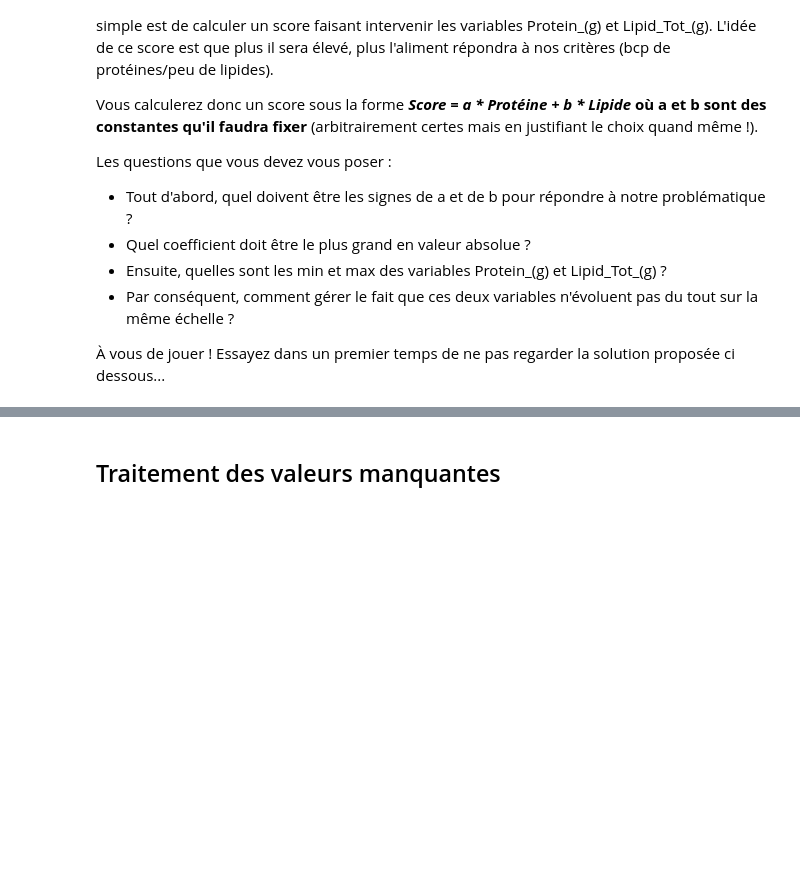
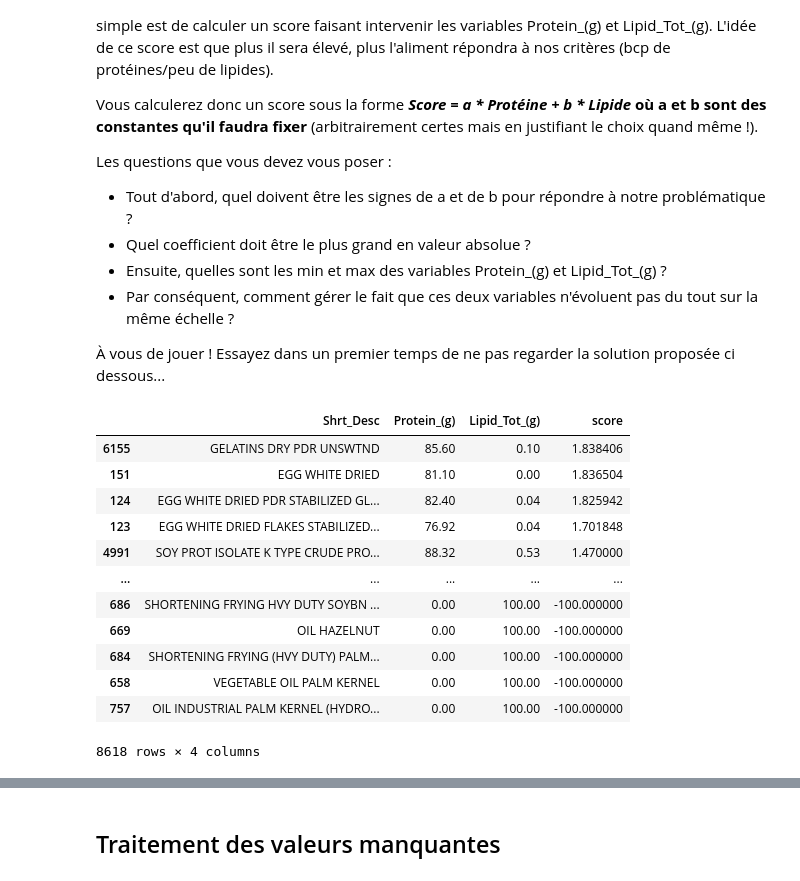
Before and after one commit to louiskuhn/IA-P2-Euskadi, a Jupyter notebook: Python/1. Analyse de données/Intro à Pandas.ipynb, the cells around one changed output, grey strips where cells are left out. Saved outputs shown, nothing was run; the diff lists cells and outputs as text; code cells hidden in the pictures; blank space fills up the shorter version.

```diff
--- a/Python/1. Analyse de données/Intro à Pandas.ipynb
+++ b/Python/1. Analyse de données/Intro à Pandas.ipynb
@@ -150,3 +378,29 @@ Les questions que vous devez vous poser :
  - Par conséquent, comment gérer le fait que ces deux variables n'évoluent pas du tout sur la même échelle ?
 
 À vous de jouer ! Essayez dans un premier temps de ne pas regarder la solution proposée ci dessous...
+# %%
+# score = 2 * proteine - 0.5 * lipide
+# print(max(data['Protein_(g)']), max(data['Lipid_Tot_(g)']))
+# print(min(data['Protein_(g)']), min(data['Lipid_Tot_(g)']))
+
+prot_norm = (data["Protein_(g)"] - min(data["Protein_(g)"])) / max(data["Protein_(g)"] - min(data["Protein_(g)"]))
+lip_norm = (data["Lipid_Tot_(g)"] - min(data["Lipid_Tot_(g)"])) / max(data["Lipid_Tot_(g)"] - min(data["Lipid_Tot_(g)"]))
+
+data["score"] = 2*prot_norm - 0.5 * lip_norm
+
+data.sort_values("score", ascending = False).loc[:, ["Shrt_Desc", "Protein_(g)",
+                                                    "Lipid_Tot_(g)", "score"]]
+# %% [output]
+|  | Shrt_Desc | Protein_(g) | Lipid_Tot_(g) | score |
+| 6155 | GELATINS DRY PDR UNSWTND | 85.60 | 0.10 | 1.838406 |
+| 151 | EGG WHITE DRIED | 81.10 | 0.00 | 1.836504 |
+| 124 | EGG WHITE DRIED PDR STABILIZED GL... | 82.40 | 0.04 | 1.825942 |
+| 123 | EGG WHITE DRIED FLAKES STABILIZED... | 76.92 | 0.04 | 1.701848 |
+| 4991 | SOY PROT ISOLATE K TYPE CRUDE PRO... | 88.32 | 0.53 | 1.470000 |
+| ... | ... | ... | ... | ... |
+| 686 | SHORTENING FRYING HVY DUTY SOYBN ... | 0.00 | 100.00 | -100.000000 |
+| 669 | OIL HAZELNUT | 0.00 | 100.00 | -100.000000 |
+| 684 | SHORTENING FRYING (HVY DUTY) PALM... | 0.00 | 100.00 | -100.000000 |
+| 658 | VEGETABLE OIL PALM KERNEL | 0.00 | 100.00 | -100.000000 |
+| 757 | OIL INDUSTRIAL PALM KERNEL (HYDRO... | 0.00 | 100.00 | -100.000000 |
+8618 rows × 4 columns
```
Also changed, not shown: parts of 28 cells of this notebook.
